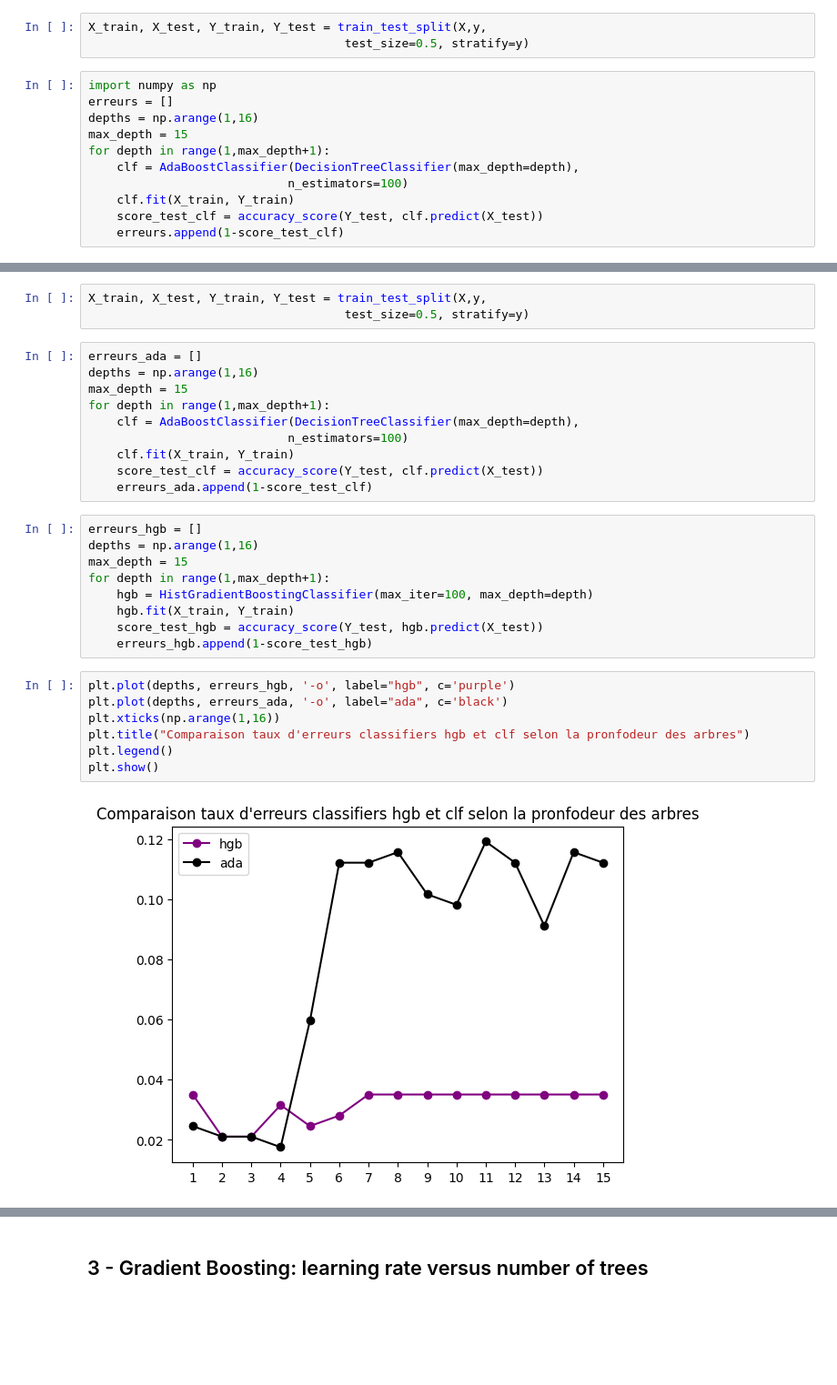
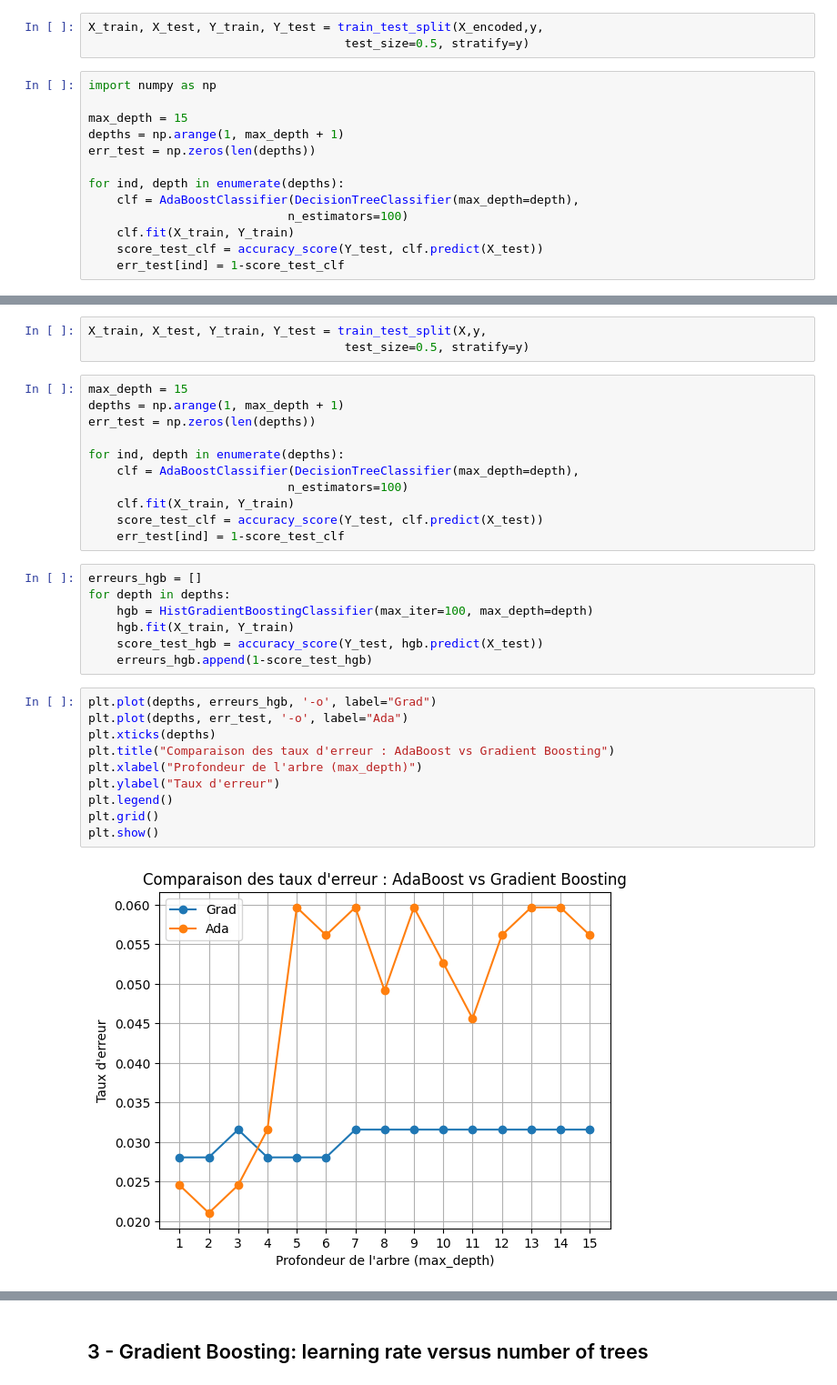
Before and after one commit to nathansourdrille/machine-learning, a Jupyter notebook: Boosting/TP11.ipynb, the cells around one changed output, grey strips where cells are left out. Shown: that part at 91% size. Cells and saved outputs as stored; diff of their text form; blank space fills up the shorter version.

```diff
--- a/Boosting/TP11.ipynb
+++ b/Boosting/TP11.ipynb
@@ -75,15 +155,17 @@ X,y = fetch_openml("car-evaluation", return_X_y=True, as_frame=False)
 # %%
-X_train, X_test, Y_train, Y_test = train_test_split(X,y,
+X_train, X_test, Y_train, Y_test = train_test_split(X_encoded,y,
                                     test_size=0.5, stratify=y)
 # %%
 import numpy as np
-erreurs = []
-depths = np.arange(1,16)
+
 max_depth = 15
-for depth in range(1,max_depth+1):
+depths = np.arange(1, max_depth + 1)
+err_test = np.zeros(len(depths))
+
+for ind, depth in enumerate(depths):
     clf = AdaBoostClassifier(DecisionTreeClassifier(max_depth=depth),
                             n_estimators=100)
     clf.fit(X_train, Y_train)
     score_test_clf = accuracy_score(Y_test, clf.predict(X_test))
-    erreurs.append(1-score_test_clf)
+    err_test[ind] = 1-score_test_clf
 # %%
@@ -138,30 +243,32 @@ X, y = load_breast_cancer(return_X_y=True)
 X_train, X_test, Y_train, Y_test = train_test_split(X,y,
                                     test_size=0.5, stratify=y)
 # %%
-erreurs_ada = []
-depths = np.arange(1,16)
 max_depth = 15
-for depth in range(1,max_depth+1):
+depths = np.arange(1, max_depth + 1)
+err_test = np.zeros(len(depths))
+
+for ind, depth in enumerate(depths):
     clf = AdaBoostClassifier(DecisionTreeClassifier(max_depth=depth),
                             n_estimators=100)
     clf.fit(X_train, Y_train)
     score_test_clf = accuracy_score(Y_test, clf.predict(X_test))
-    erreurs_ada.append(1-score_test_clf)
+    err_test[ind] = 1-score_test_clf
 # %%
 erreurs_hgb = []
-depths = np.arange(1,16)
-max_depth = 15
-for depth in range(1,max_depth+1):
+for depth in depths:
     hgb = HistGradientBoostingClassifier(max_iter=100, max_depth=depth)
     hgb.fit(X_train, Y_train)
     score_test_hgb = accuracy_score(Y_test, hgb.predict(X_test))
     erreurs_hgb.append(1-score_test_hgb)
 # %%
-plt.plot(depths, erreurs_hgb, '-o', label="hgb", c='purple')
-plt.plot(depths, erreurs_ada, '-o', label="ada", c='black')
-plt.xticks(np.arange(1,16))
-plt.title("Comparaison taux d'erreurs classifiers hgb et clf selon la pronfodeur des arbres")
+plt.plot(depths, erreurs_hgb, '-o', label="Grad")
+plt.plot(depths, err_test, '-o', label="Ada")
+plt.xticks(depths)
+plt.title("Comparaison des taux d'erreur : AdaBoost vs Gradient Boosting")
+plt.xlabel("Profondeur de l'arbre (max_depth)")
+plt.ylabel("Taux d'erreur")
 plt.legend()
+plt.grid()
 plt.show()
 # %% [output]
-[figure, old version]
+[figure, new version]
```
Also changed, not shown: parts of 30 cells of this notebook.
